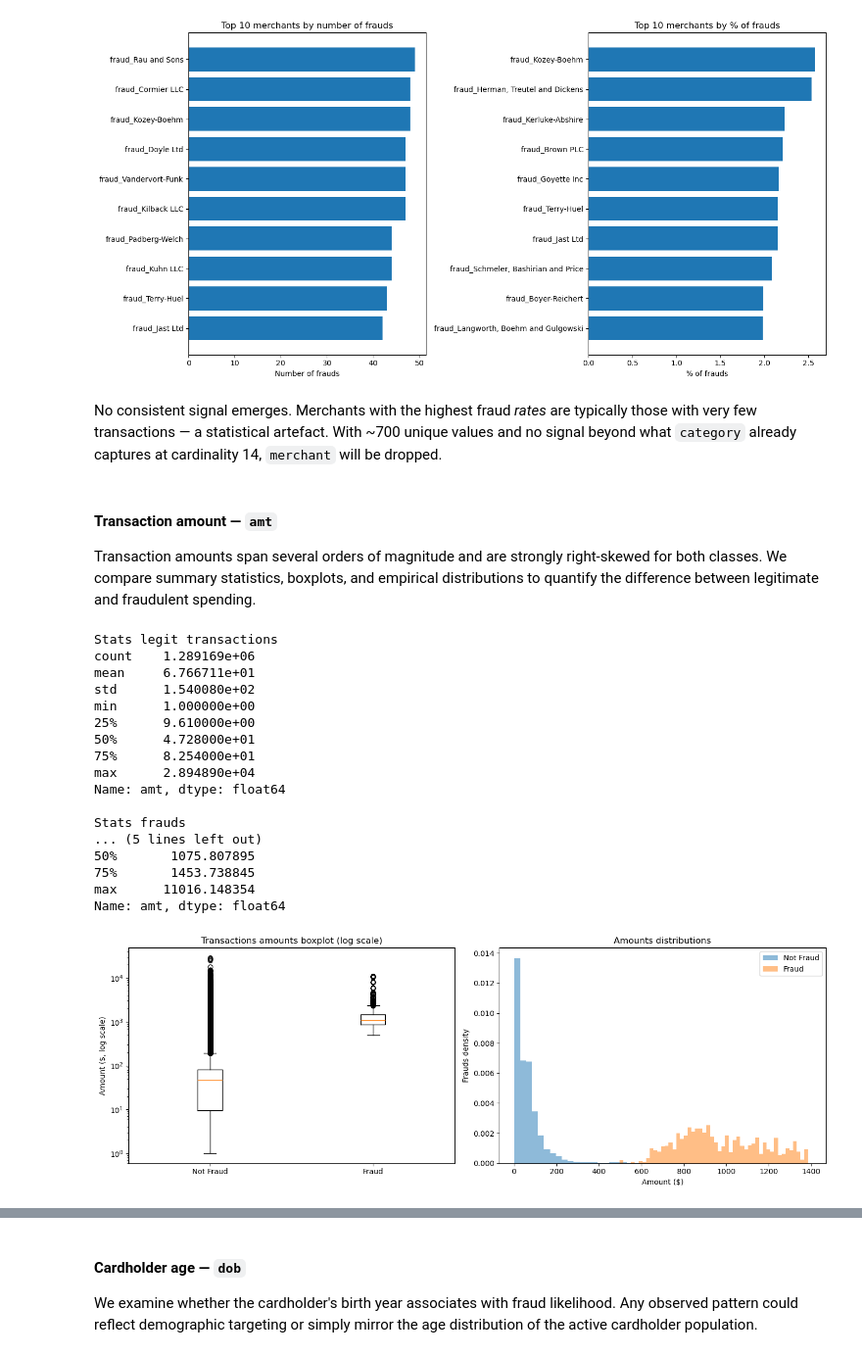
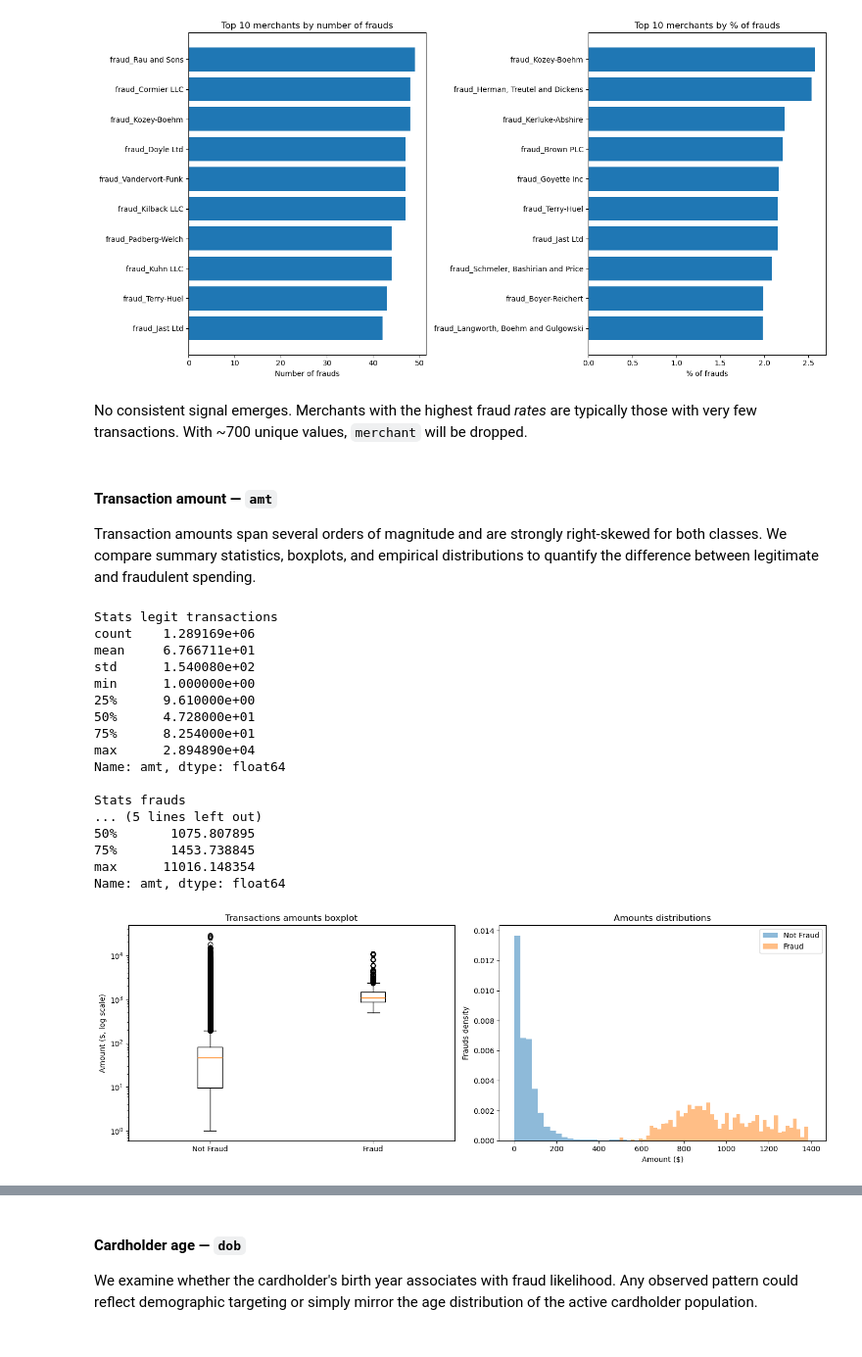
Before and after one commit to giorgiozoccatelli/Fraud-Detection, a Jupyter notebook: creditfraud.ipynb, the cells around one changed output, grey strips where cells are left out. Shown at 98% size. Cells and saved outputs as stored; diff of their text form; code cells hidden in the pictures.

```diff
--- a/creditfraud.ipynb
+++ b/creditfraud.ipynb
@@ -273,7 +271,7 @@ plt.show()
 # %% [output]
 [figure]
 # %% [markdown]
-No consistent signal emerges. Merchants with the highest fraud *rates* are typically those with very few transactions — a statistical artefact. With ~700 unique values and no signal beyond what `category` already captures at cardinality 14, `merchant` will be dropped.
+No consistent signal emerges. Merchants with the highest fraud *rates* are typically those with very few transactions. With ~700 unique values, `merchant` will be dropped.
 # %% [markdown]
 #### Transaction amount — `amt`
 
@@ -289,34 +287,34 @@ fig, ax = plt.subplots(ncols=2, figsize=(14, 5))
 ax[0].boxplot([df[df["is_fraud"]==0]["amt"], df[df["is_fraud"]==1]["amt"]], tick_labels=["Not Fraud", "Fraud"])
 ax[0].set_yscale("log")
 ax[0].set_ylabel("Amount ($, log scale)")
-ax[0].set_title("Transactions amounts boxplot (log scale)")
+ax[0].set_title("Transactions amounts boxplot")
 
 ax[1].hist(df[(df["is_fraud"]==0) & (df["amt"] < 1400)]["amt"], bins=50, alpha=0.5, label="Not Fraud", density=True)
 ax[1].hist(df[(df["is_fraud"]==1) & (df["amt"] < 1400)]["amt"], bins=50, alpha=0.5, label="Fraud", density=True)
 ax[1].set_xlabel("Amount ($)")
 ax[1].set_ylabel("Frauds density")
 ax[1].set_title("Amounts distributions")
 ax[1].legend()
 
 plt.tight_layout()
 plt.show()
 # %% [output]
 Stats legit transactions
 count    1.289169e+06
 mean     6.766711e+01
 std      1.540080e+02
 min      1.000000e+00
 25%      9.610000e+00
 50%      4.728000e+01
 75%      8.254000e+01
 max      2.894890e+04
 Name: amt, dtype: float64
 
 Stats frauds
 ... (5 lines left out)
 50%       1075.807895
 75%       1453.738845
 max      11016.148354
 Name: amt, dtype: float64
-[figure, old version]
+[figure, new version]
 # %% [markdown]
```
Also changed, not shown: parts of 8 cells of this notebook.
